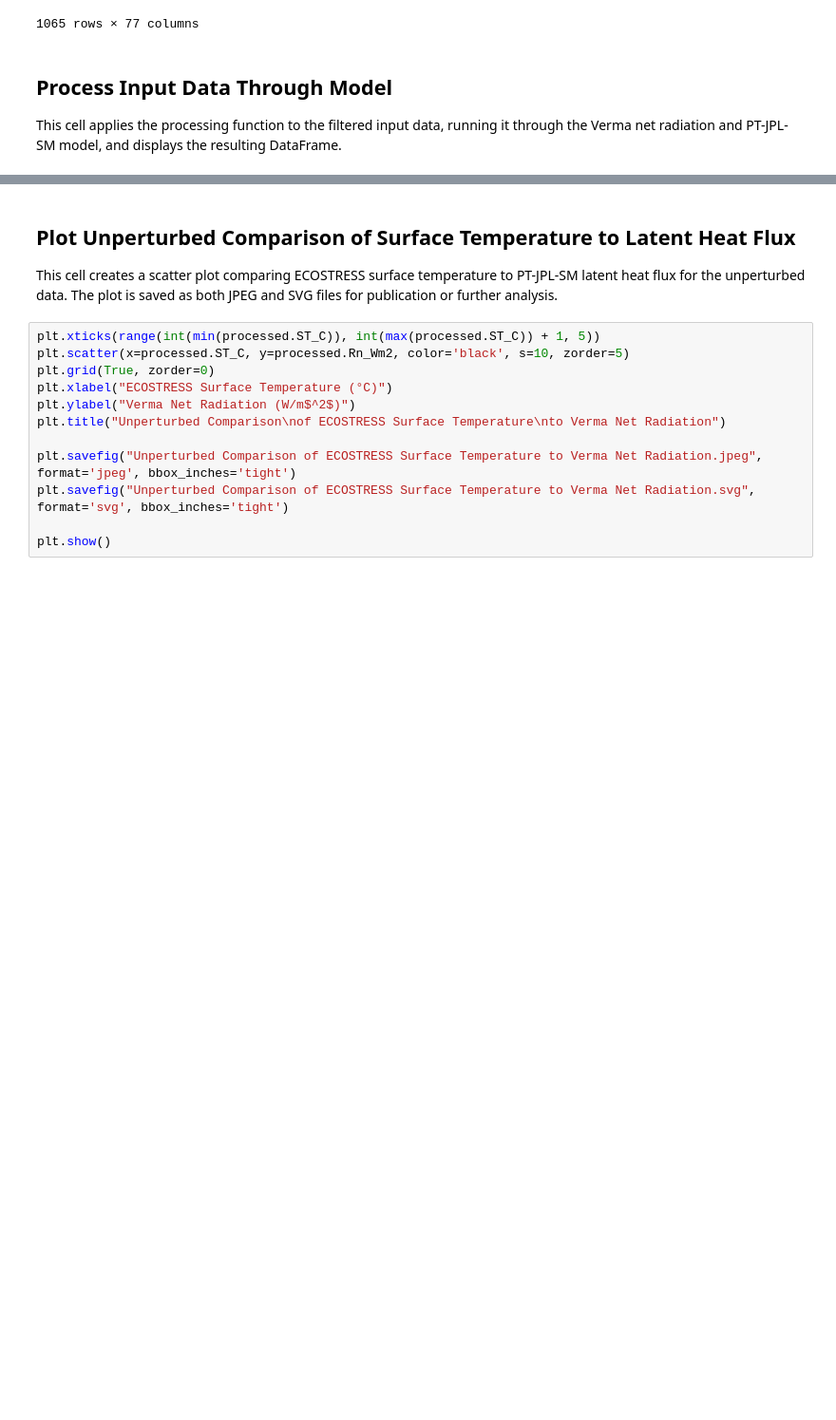
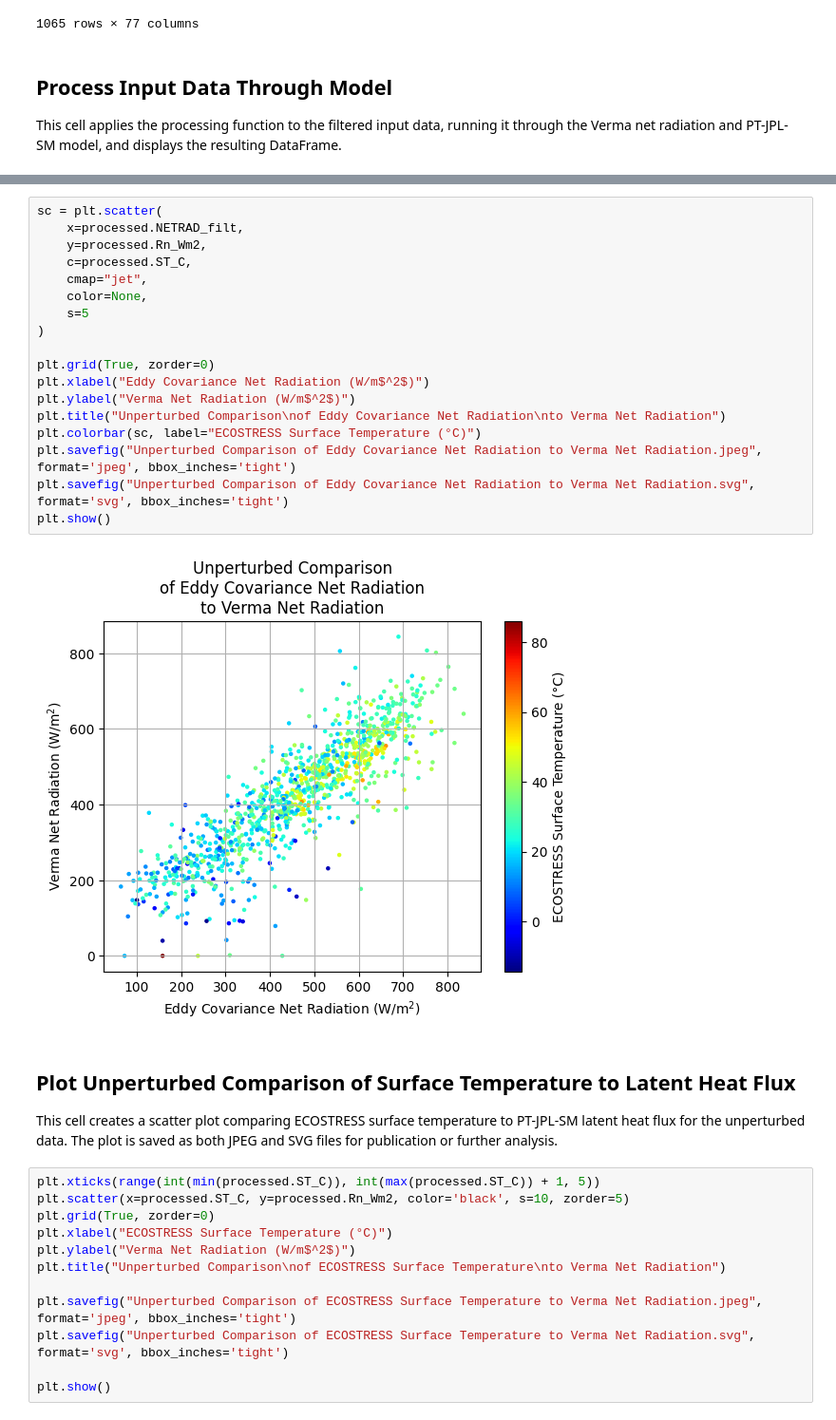
Before and after one commit to gregory-halverson-jpl/verma-net-radiation, a Jupyter notebook: notebooks/Verma Net Radiation Sensitivity with ECOv002 Cal-Val.ipynb, the cells around one changed output, grey strips where cells are left out. Shown: that part at 95% size. Drawn from its saved outputs; the diff is of its cells as text; blank space fills up the shorter version.

```diff
--- a/notebooks/Verma Net Radiation Sensitivity with ECOv002 Cal-Val.ipynb
+++ b/notebooks/Verma Net Radiation Sensitivity with ECOv002 Cal-Val.ipynb
@@ -81,3 +99,23 @@ processed
+# %%
+sc = plt.scatter(
+    x=processed.NETRAD_filt,
+    y=processed.Rn_Wm2,
+    c=processed.ST_C,
+    cmap="jet",
+    color=None,
+    s=5
+)
+
+plt.grid(True, zorder=0)
+plt.xlabel("Eddy Covariance Net Radiation (W/m$^2$)")
+plt.ylabel("Verma Net Radiation (W/m$^2$)")
+plt.title("Unperturbed Comparison\nof Eddy Covariance Net Radiation\nto Verma Net Radiation")
+plt.colorbar(sc, label="ECOSTRESS Surface Temperature (°C)")
+plt.savefig("Unperturbed Comparison of Eddy Covariance Net Radiation to Verma Net Radiation.jpeg", format='jpeg', bbox_inches='tight')
+plt.savefig("Unperturbed Comparison of Eddy Covariance Net Radiation to Verma Net Radiation.svg", format='svg', bbox_inches='tight')
+plt.show()
+# %% [output]
+[figure, added]
 # %% [markdown]
 ## Plot Unperturbed Comparison of Surface Temperature to Latent Heat Flux
 
```
Also changed, not shown: parts of 10 cells of this notebook, 9 other files.
